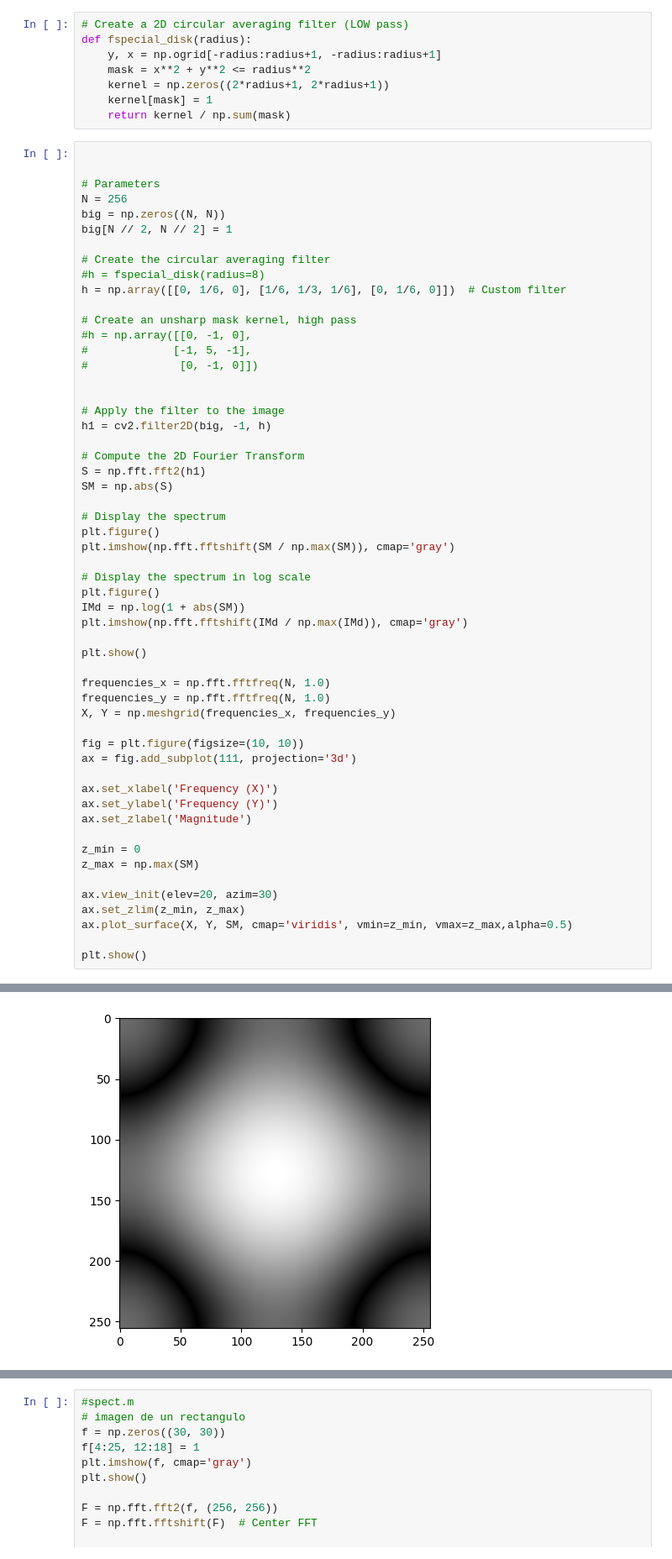
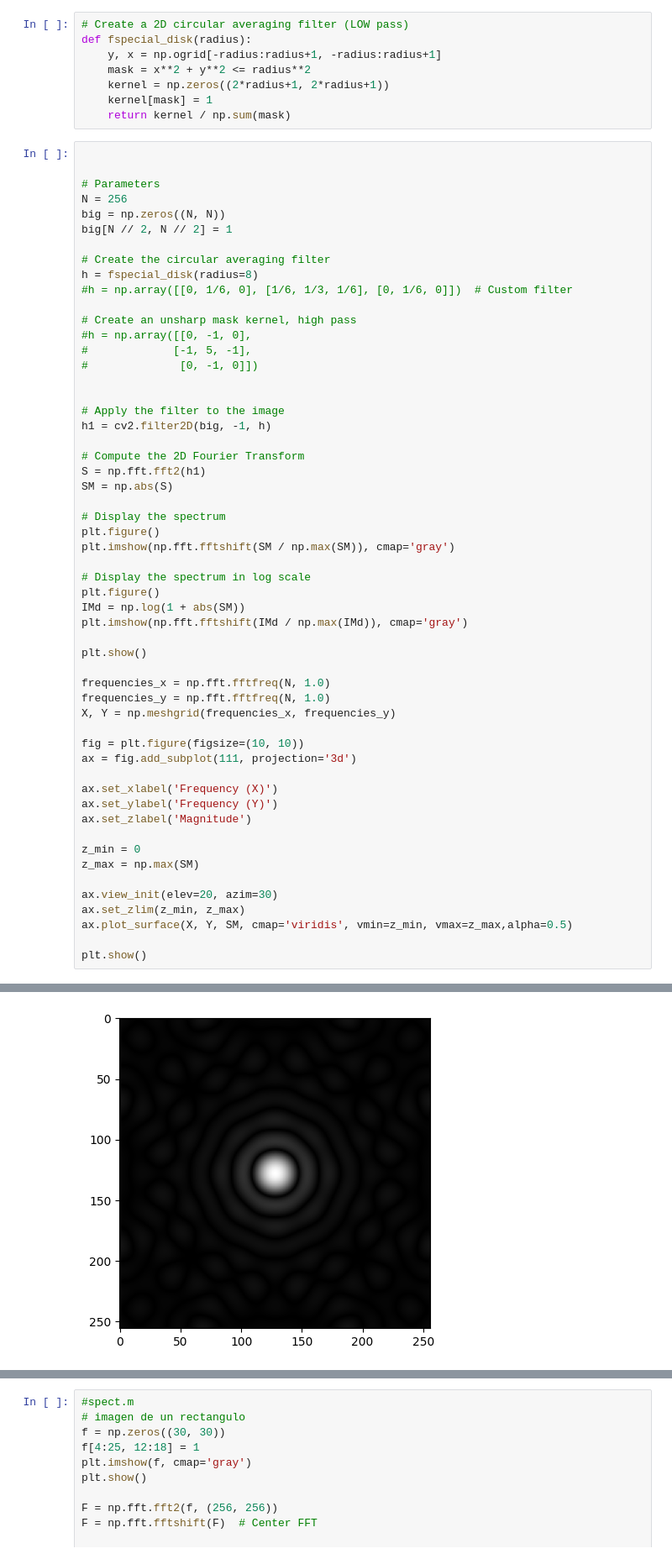
Before and after one commit to Fegrant/tps-proc-de-imagenes, a Jupyter notebook: tp2-ej2/ej2.ipynb, the cells around one changed output, grey strips where cells are left out. Shown at 84% size. Drawn from its saved outputs; the diff is of its cells as text.

```diff
--- a/tp2-ej2/ej2.ipynb
+++ b/tp2-ej2/ej2.ipynb
@@ -48,8 +51,8 @@ big = np.zeros((N, N))
 big[N // 2, N // 2] = 1
 
 # Create the circular averaging filter
-#h = fspecial_disk(radius=8)
-h = np.array([[0, 1/6, 0], [1/6, 1/3, 1/6], [0, 1/6, 0]])  # Custom filter
+h = fspecial_disk(radius=8)
+#h = np.array([[0, 1/6, 0], [1/6, 1/3, 1/6], [0, 1/6, 0]])  # Custom filter
 
 # Create an unsharp mask kernel, high pass
 #h = np.array([[0, -1, 0],
@@ -99 +102 @@ plt.show()
-[figure, old version]
+[figure, new version]
```
Also changed, not shown: parts of 5 cells of this notebook, 27 other files.
